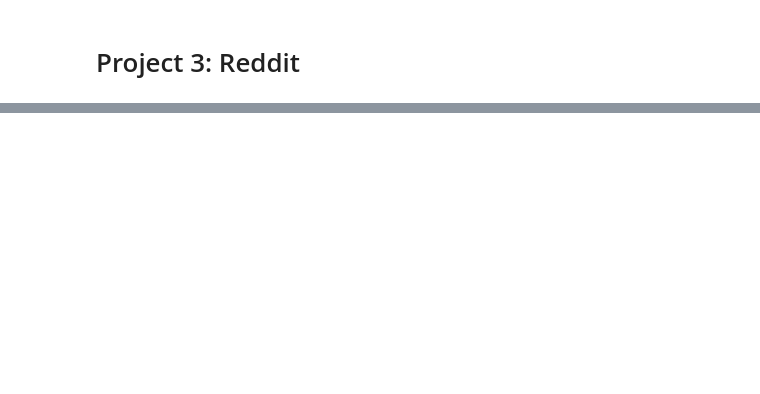
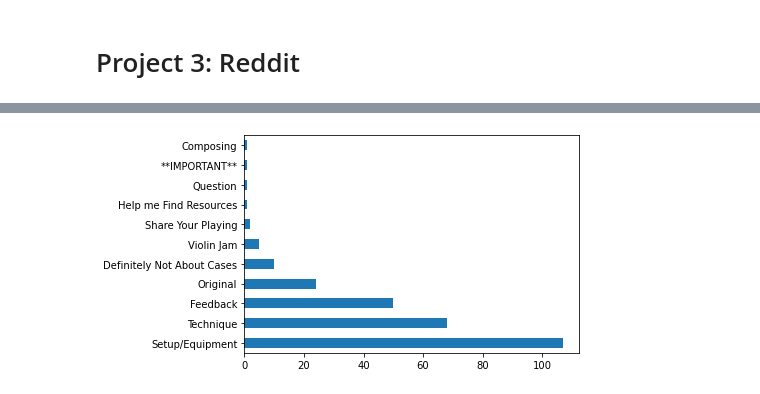
Before and after one commit to vaishnavibrungi/reddit, a Jupyter notebook: code/data_wrangling.ipynb, the cells around one changed output, grey strips where cells are left out. Cells and saved outputs as stored; diff of their text form; code cells hidden in the pictures; blank space fills up the shorter version.

```diff
--- a/code/data_wrangling.ipynb
+++ b/code/data_wrangling.ipynb
@@ -60,0 +144,4 @@ violinist_df
+# %%
+violinist_df['link_flair_text'].value_counts().plot(kind='barh');
+# %% [output]
+[figure, added]
```
Also changed, not shown: parts of 59 cells of this notebook, 3 other files.
